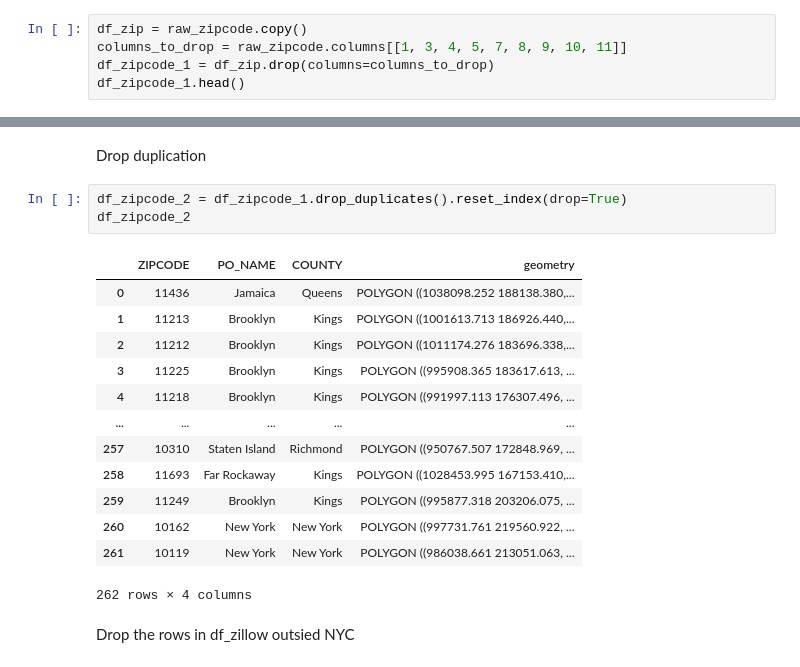
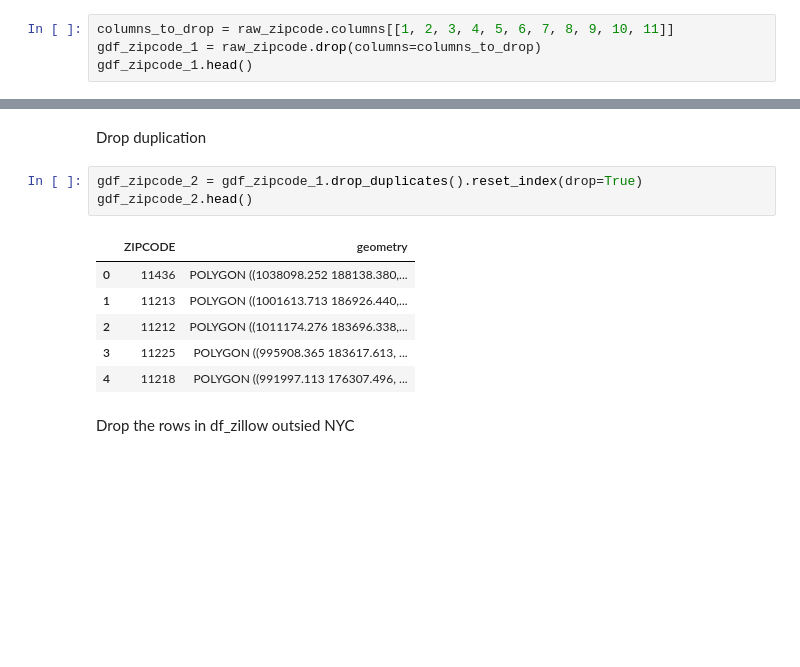
Before and after one commit to yczhou912/4501-Final-Project, a Jupyter notebook: Project.ipynb, the cells around one changed output, grey strips where cells are left out. Drawn from its saved outputs; the diff is of its cells as text; blank space fills up the shorter version.

```diff
--- a/Project.ipynb
+++ b/Project.ipynb
@@ -91,8 +91,7 @@ raw_tree.head()
 # %% [markdown]
 ### Removing unnecessary columns
 # %%
-df_zip = raw_zipcode.copy()
-columns_to_drop = raw_zipcode.columns[[1, 3, 4, 5, 7, 8, 9, 10, 11]]
-df_zipcode_1 = df_zip.drop(columns=columns_to_drop)
-df_zipcode_1.head()
+columns_to_drop = raw_zipcode.columns[[1, 2, 3, 4, 5, 6, 7, 8, 9, 10, 11]]
+gdf_zipcode_1 = raw_zipcode.drop(columns=columns_to_drop)
+gdf_zipcode_1.head()
 # %% [output]
@@ -141,22 +137,15 @@ df_tree_1.head()
 # %% [markdown]
 Drop duplication
 # %%
-df_zipcode_2 = df_zipcode_1.drop_duplicates().reset_index(drop=True)
-df_zipcode_2
+gdf_zipcode_2 = gdf_zipcode_1.drop_duplicates().reset_index(drop=True)
+gdf_zipcode_2.head()
 # %% [output]
-|  | ZIPCODE | PO_NAME | COUNTY | geometry |
-| 0 | 11436 | Jamaica | Queens | POLYGON ((1038098.252 188138.380,... |
-| 1 | 11213 | Brooklyn | Kings | POLYGON ((1001613.713 186926.440,... |
-| 2 | 11212 | Brooklyn | Kings | POLYGON ((1011174.276 183696.338,... |
-| 3 | 11225 | Brooklyn | Kings | POLYGON ((995908.365 183617.613, ... |
-| 4 | 11218 | Brooklyn | Kings | POLYGON ((991997.113 176307.496, ... |
-| ... | ... | ... | ... | ... |
-| 257 | 10310 | Staten Island | Richmond | POLYGON ((950767.507 172848.969, ... |
-| 258 | 11693 | Far Rockaway | Kings | POLYGON ((1028453.995 167153.410,... |
-| 259 | 11249 | Brooklyn | Kings | POLYGON ((995877.318 203206.075, ... |
-| 260 | 10162 | New York | New York | POLYGON ((997731.761 219560.922, ... |
-| 261 | 10119 | New York | New York | POLYGON ((986038.661 213051.063, ... |
+|  | ZIPCODE | geometry |
+| 0 | 11436 | POLYGON ((1038098.252 188138.380,... |
+| 1 | 11213 | POLYGON ((1001613.713 186926.440,... |
+| 2 | 11212 | POLYGON ((1011174.276 183696.338,... |
+| 3 | 11225 | POLYGON ((995908.365 183617.613, ... |
+| 4 | 11218 | POLYGON ((991997.113 176307.496, ... |
-262 rows × 4 columns
 # %% [markdown]
 Drop the rows in df_zillow outsied NYC
 # %%
```
Also changed, not shown: parts of 43 cells of this notebook, 7 other files.
